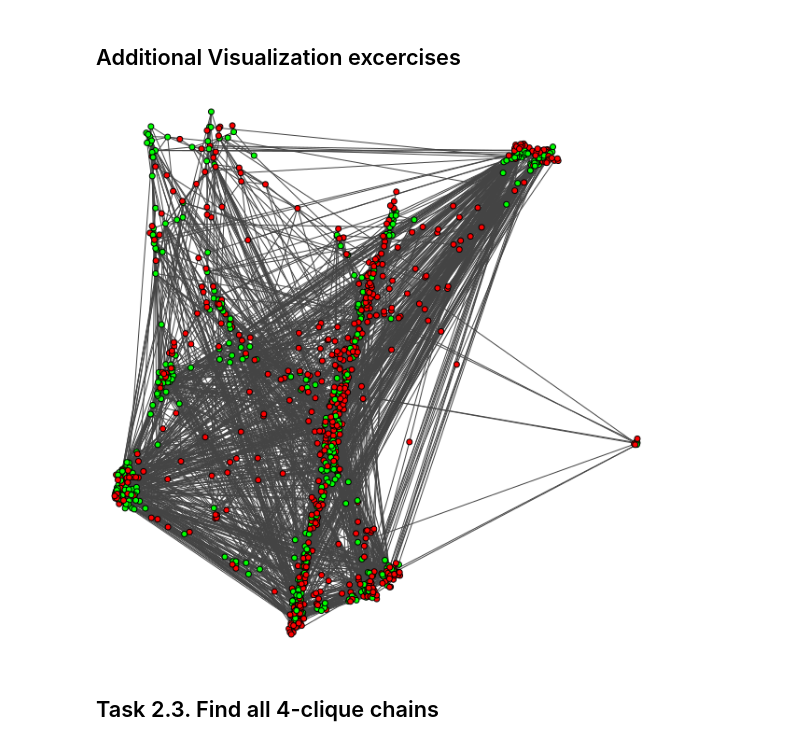
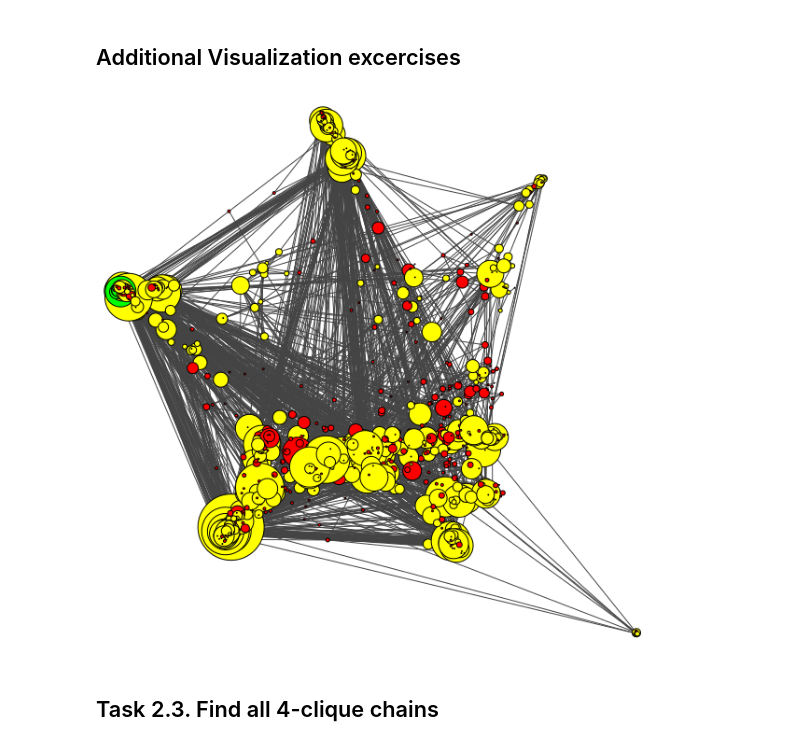
Before and after one commit to eXascaleInfolab/SMA-17s_CommunityDetection, a Jupyter notebook: igraph_cliques.ipynb, the cells around one changed output. Cells and saved outputs as stored; diff of their text form; code cells hidden in the pictures.

Commit message:
largest clique visualized on the graph

```diff
--- a/igraph_cliques.ipynb
+++ b/igraph_cliques.ipynb
@@ -78,16 +78,20 @@ Image(filename=subgimg)
 clvnames = set()
 for cx4 in cxliques4:
     clvnames = clvnames.union(cx4)
-# Mark vertices belonging to the maximal 4-cliques with green and remained vertices with red
-g.vs["color"] = ['green' if v.index in clvnames else 'red' for v in g.vs]
+# Mark vertices belonging to the maximal 4-cliques with yellow and remained vertices with red
+g.vs["color"] = ['yellow' if v.index in clvnames else 'red' for v in g.vs]
+# Mark vertices in the largest clique with green
+g.vs.select(cl4s[0])["color"] = "green"
+# Set size of the vertex equal to the vertex degree
+g.vs["size"] = g.vs.degree()
 # %%
 #igraph.plot(g, layout=layout)
 gimg = "email_cm4.png"
 # Visualize the graph using smaller size of the vertices
-igraph.plot(g, target=gimg, vertex_size=6)
+igraph.plot(g, target=gimg)  # , vertex_size=6
 Image(gimg)
 # %% [output]
-[figure, old version]
+[figure, new version]
 # %% [markdown]
 ## Task 2.3. Find all 4-clique chains
 # %%
```
